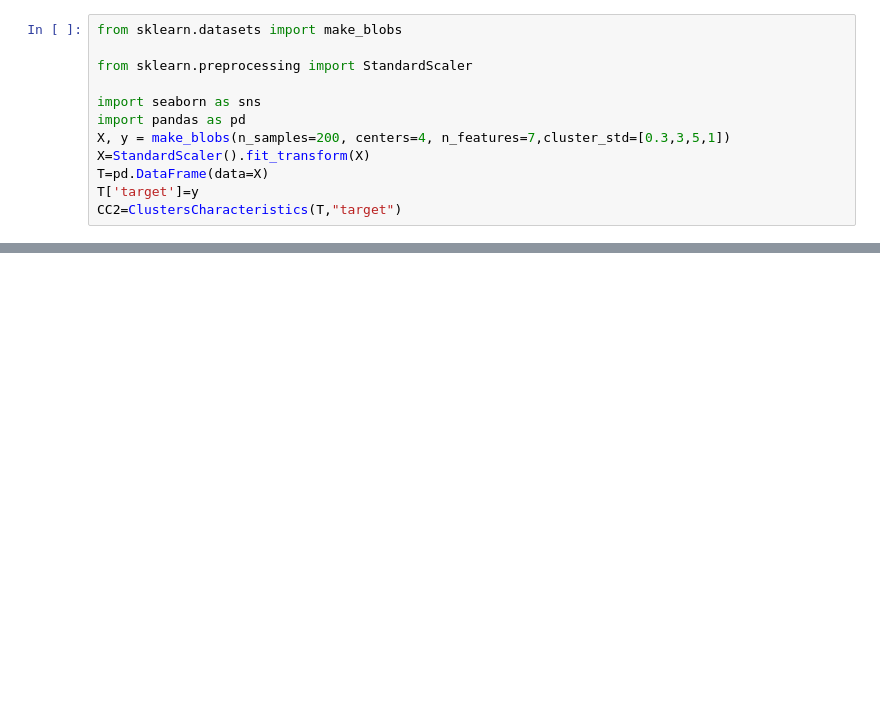
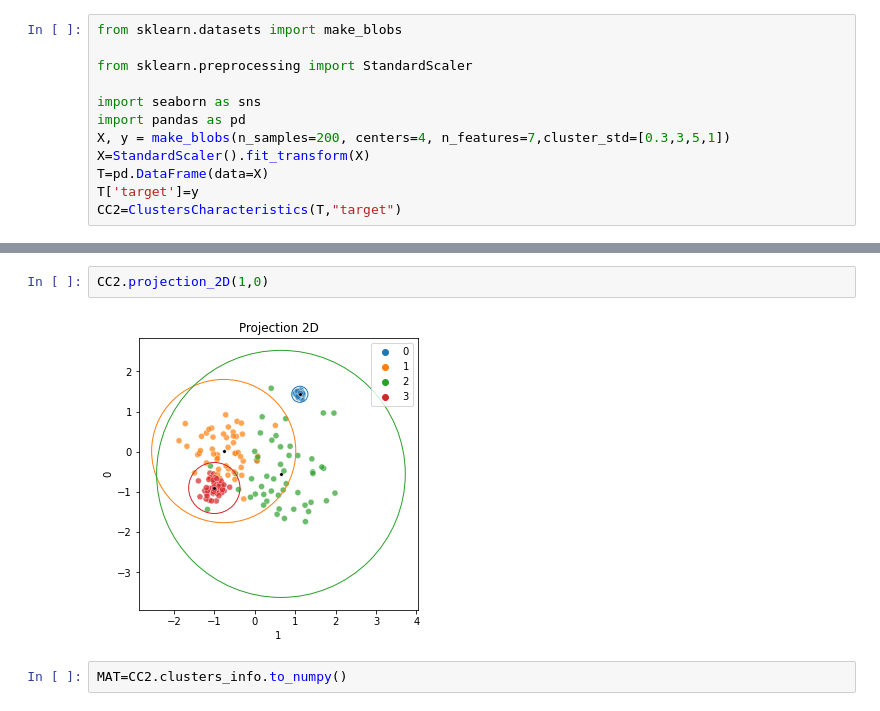
Before and after one commit to Simon-Bertrand/Clusters-Features, a Jupyter notebook: README.ipynb, the cells around one changed output, grey strips where cells are left out. Cells and saved outputs as stored; diff of their text form; blank space fills up the shorter version.

```diff
--- a/README.ipynb
+++ b/README.ipynb
@@ -108,0 +144,6 @@ NameError: name 'data_interelement_distance_between_elements_of_two_clusters' is
+# %%
+CC2.projection_2D(1,0)
+# %% [output]
+[figure, added]
+# %%
+MAT=CC2.clusters_info.to_numpy()
```
Also changed, not shown: parts of 17 cells of this notebook, 6 other files.
